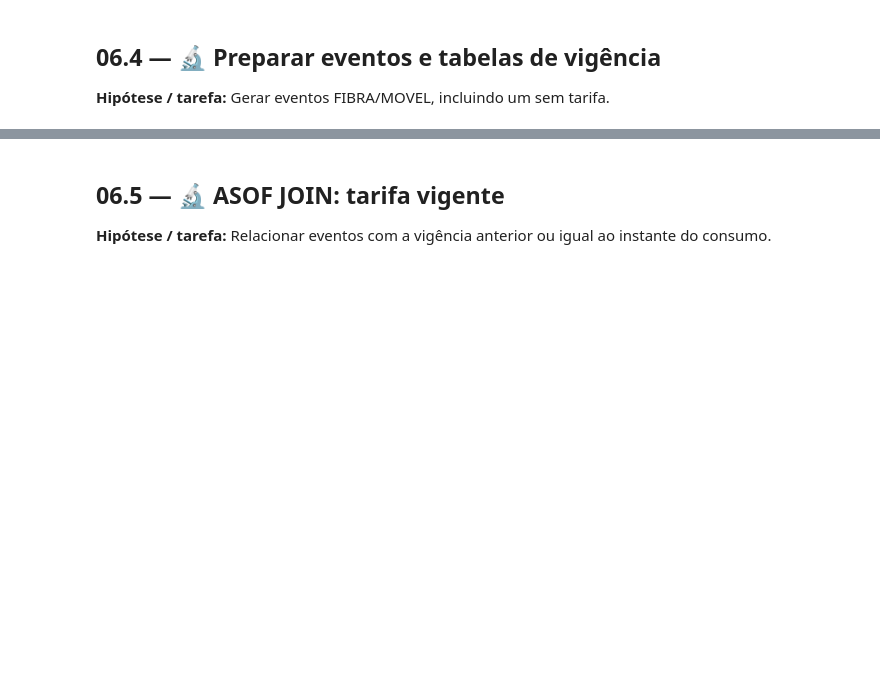
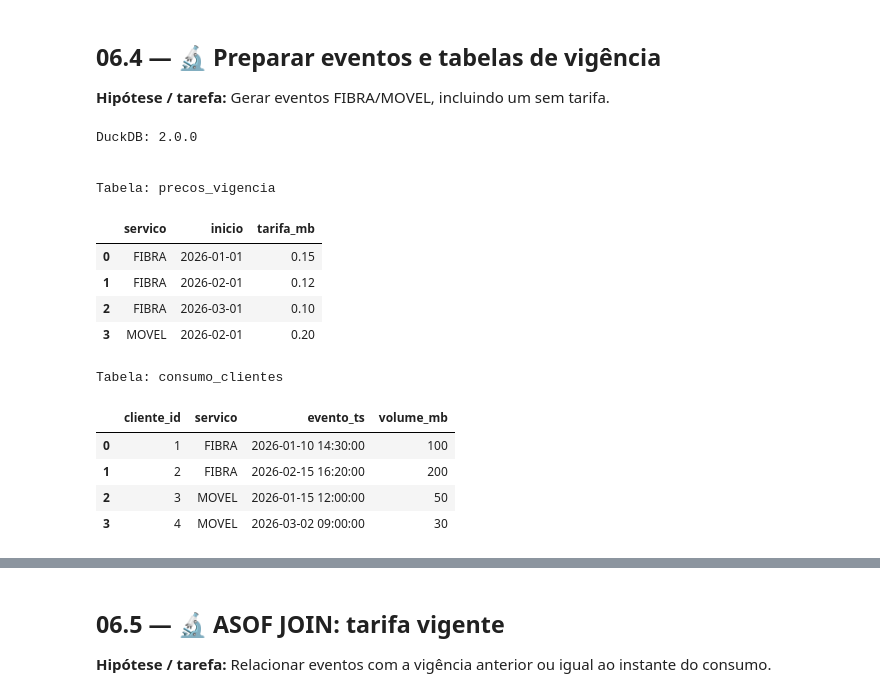
Before and after one commit to aestevaomoraes/duckdb-masterclass, a Jupyter notebook: 06_Juncoes_Temporais_com_ASOF_JOIN_e_Series_Temporais.ipynb, the cells around one changed output, grey strips where cells are left out. Saved outputs shown, nothing was run; the diff lists cells and outputs as text; code cells hidden in the pictures; blank space fills up the shorter version.

```diff
--- a/06_Juncoes_Temporais_com_ASOF_JOIN_e_Series_Temporais.ipynb
+++ b/06_Juncoes_Temporais_com_ASOF_JOIN_e_Series_Temporais.ipynb
@@ -40,19 +77,55 @@ Quando evento e tabela de preço usam timestamps distintos, uma igualdade exata
 # %%
 import duckdb
 from IPython.display import display
+
 con = duckdb.connect(':memory:')
-print('DuckDB:', duckdb.__version__)
-con.execute("""CREATE TABLE precos_vigencia AS SELECT * FROM (VALUES
-('FIBRA',TIMESTAMP '2026-01-01 00:00:00',0.15::DECIMAL(10,4)),
-('FIBRA',TIMESTAMP '2026-02-01 00:00:00',0.12::DECIMAL(10,4)),
-('FIBRA',TIMESTAMP '2026-03-01 00:00:00',0.10::DECIMAL(10,4)),
-('MOVEL',TIMESTAMP '2026-02-01 00:00:00',0.20::DECIMAL(10,4))
-) t(servico,inicio,tarifa_mb)""")
-con.execute("""CREATE TABLE consumo_clientes AS SELECT * FROM (VALUES
-(1,'FIBRA',TIMESTAMP '2026-01-10 14:30:00',100),
-(2,'FIBRA',TIMESTAMP '2026-02-15 16:20:00',200),
-(3,'MOVEL',TIMESTAMP '2026-01-15 12:00:00',50),
-(4,'MOVEL',TIMESTAMP '2026-03-02 09:00:00',30)
-) t(cliente_id,servico,evento_ts,volume_mb)""")
-display(con.execute('SELECT * FROM consumo_clientes ORDER BY cliente_id').df())
+print('DuckDB:', duckdb.__version__, end='\n\n\n')
+
+# Tabela de vigência de tarifas: cada linha indica o preço do serviço a partir de uma data de início.
+con.execute("""
+    CREATE TABLE precos_vigencia AS
+    SELECT * FROM (
+        VALUES
+            ('FIBRA', TIMESTAMP '2026-01-01 00:00:00', 0.15::DECIMAL(10,4)),
+            ('FIBRA', TIMESTAMP '2026-02-01 00:00:00', 0.12::DECIMAL(10,4)),
+            ('FIBRA', TIMESTAMP '2026-03-01 00:00:00', 0.10::DECIMAL(10,4)),
+            ('MOVEL', TIMESTAMP '2026-02-01 00:00:00', 0.20::DECIMAL(10,4))
+    ) t(servico, inicio, tarifa_mb)
+""")
+
+# Tabela de eventos de consumo, com timestamp exato de cada registro.
+con.execute("""
+    CREATE TABLE consumo_clientes AS
+    SELECT * FROM (
+        VALUES
+            (1, 'FIBRA', TIMESTAMP '2026-01-10 14:30:00', 100),
+            (2, 'FIBRA', TIMESTAMP '2026-02-15 16:20:00', 200),
+            (3, 'MOVEL', TIMESTAMP '2026-01-15 12:00:00', 50),
+            (4, 'MOVEL', TIMESTAMP '2026-03-02 09:00:00', 30)
+    ) t(cliente_id, servico, evento_ts, volume_mb)
+""")
+
+print('Tabela: precos_vigencia')
+display(con.execute("SELECT * FROM precos_vigencia ORDER BY servico, inicio").df())
+print()
+
+
+print('Tabela: consumo_clientes')
+display(con.execute("SELECT * FROM consumo_clientes ORDER BY cliente_id").df())
+# %% [output]
+DuckDB: 2.0.0
+
+
+Tabela: precos_vigencia
+|  | servico | inicio | tarifa_mb |
+| 0 | FIBRA | 2026-01-01 | 0.15 |
+| 1 | FIBRA | 2026-02-01 | 0.12 |
+| 2 | FIBRA | 2026-03-01 | 0.10 |
+| 3 | MOVEL | 2026-02-01 | 0.20 |
+Tabela: consumo_clientes
+|  | cliente_id | servico | evento_ts | volume_mb |
+| 0 | 1 | FIBRA | 2026-01-10 14:30:00 | 100 |
+| 1 | 2 | FIBRA | 2026-02-15 16:20:00 | 200 |
+| 2 | 3 | MOVEL | 2026-01-15 12:00:00 | 50 |
+| 3 | 4 | MOVEL | 2026-03-02 09:00:00 | 30 |
 # %% [markdown]
```
Also changed, not shown: parts of 16 cells of this notebook.
